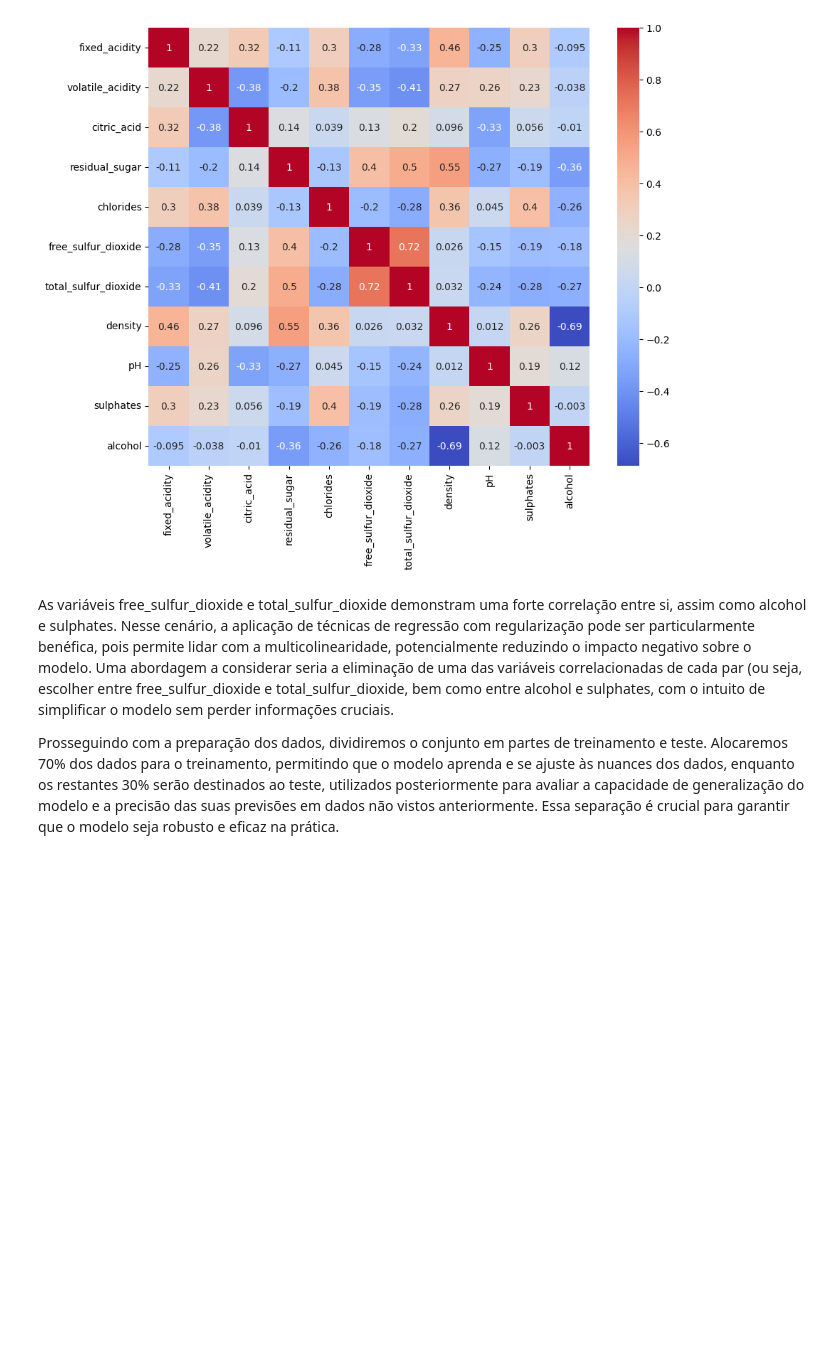
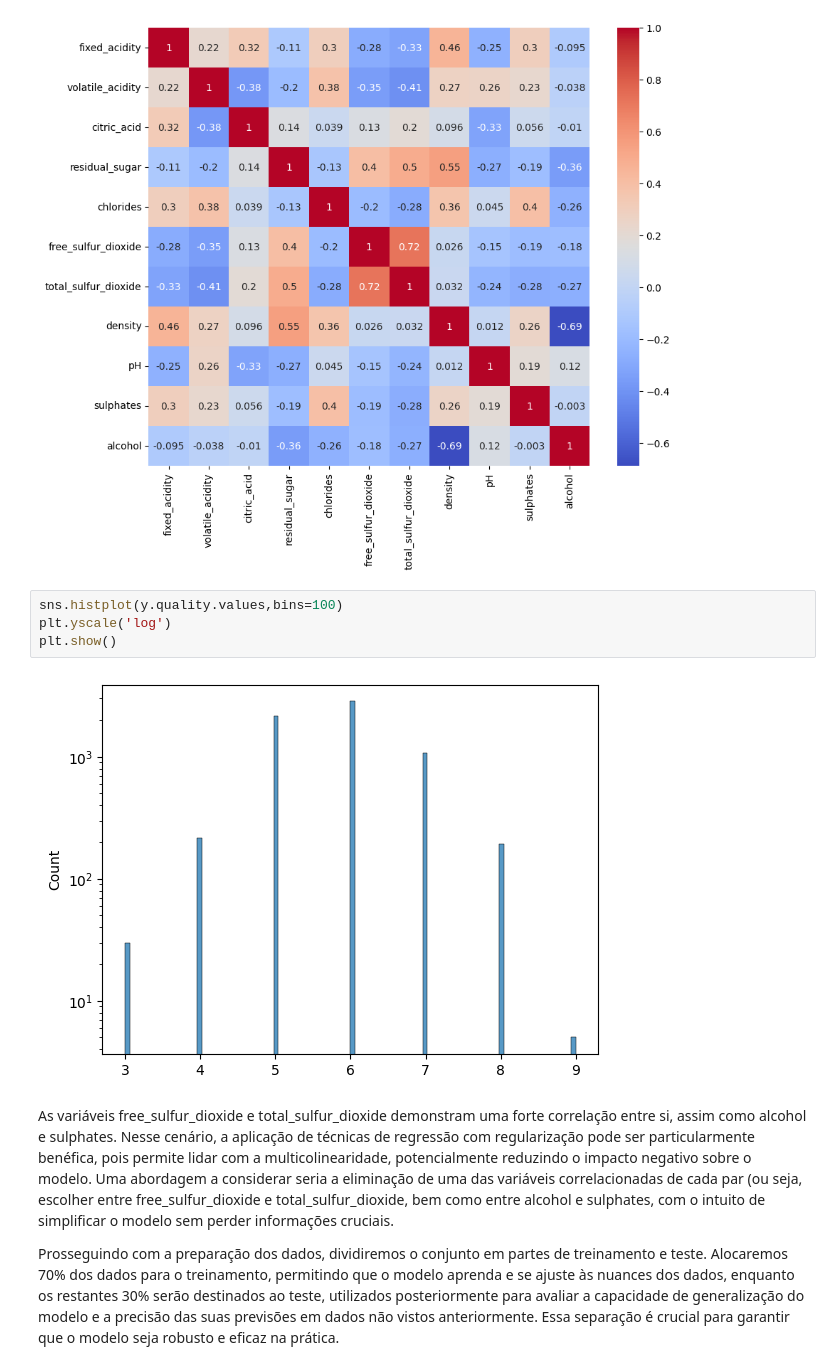
Before and after one commit to romefeller/predictive, a Jupyter notebook: notebooks/Exemplo_GLM.ipynb, the cells around one changed output. Drawn from its saved outputs; the diff is of its cells as text; blank space fills up the shorter version.

```diff
--- a/notebooks/Exemplo_GLM.ipynb
+++ b/notebooks/Exemplo_GLM.ipynb
@@ -111,6 +111,12 @@ plt.show()
 # %% [output]
 [figure]
 [figure]
+# %%
+sns.histplot(y.quality.values,bins=100)
+plt.yscale('log')
+plt.show()
+# %% [output]
+[figure, added]
 # %% [markdown]
 As variáveis free_sulfur_dioxide e total_sulfur_dioxide demonstram uma forte correlação entre si, assim como alcohol e sulphates. Nesse cenário, a aplicação de técnicas de regressão com regularização pode ser particularmente benéfica, pois permite lidar com a multicolinearidade, potencialmente reduzindo o impacto negativo sobre o modelo. Uma abordagem a considerar seria a eliminação de uma das variáveis correlacionadas de cada par (ou seja, escolher entre free_sulfur_dioxide e total_sulfur_dioxide, bem como entre alcohol e sulphates, com o intuito de simplificar o modelo sem perder informações cruciais.
 
```
